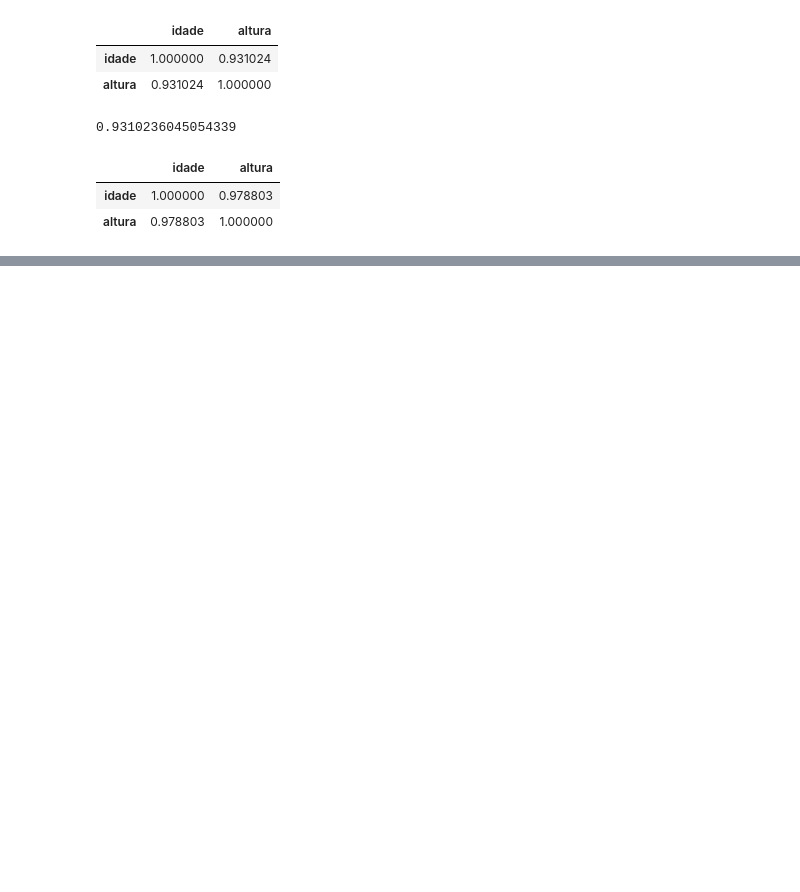
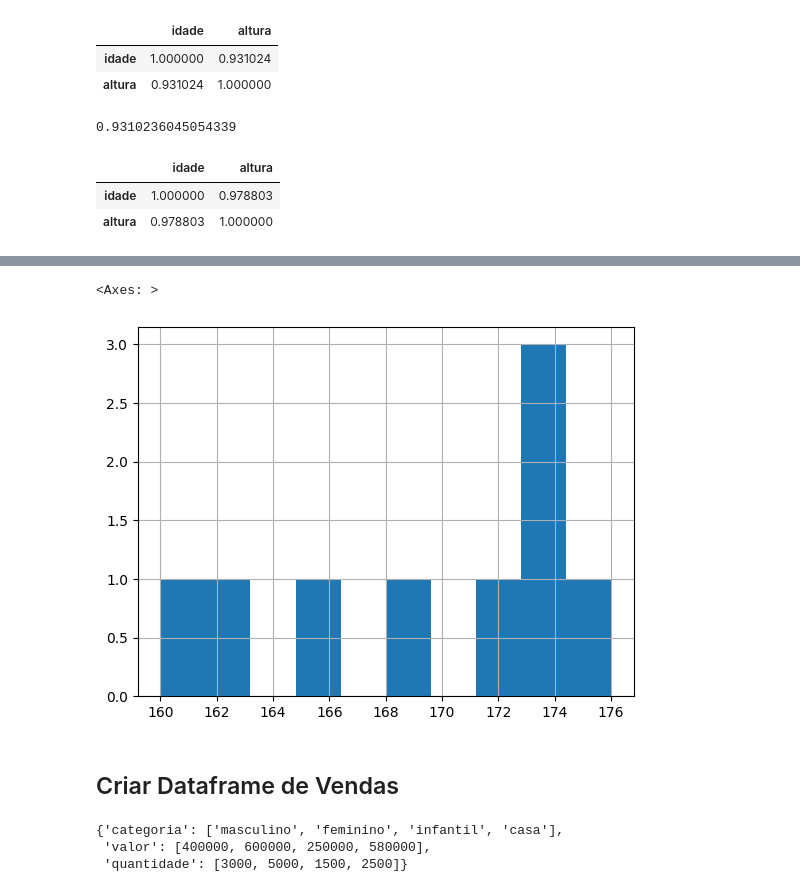
Before and after one commit to leuzindev/fundamentals-of-statistics, a Jupyter notebook: statistics-dev.ipynb, the cells around one changed output, grey strips where cells are left out. Drawn from its saved outputs; the diff is of its cells as text; code cells hidden in the pictures; blank space fills up the shorter version.

```diff
--- a/statistics-dev.ipynb
+++ b/statistics-dev.ipynb
@@ -147,0 +157,9 @@ df_measure.corr(method='spearman')
+# %%
+## Histograma - Altura
+
+df_measure.altura.hist()
+# %% [output]
+<Axes: >
+[figure, added]
+# %% [markdown]
+ ## Criar Dataframe de Vendas
@@ -147,0 +178,6 @@ df_measure.corr(method='spearman')
+# %%
+dict_vendas
+# %% [output]
+{'categoria': ['masculino', 'feminino', 'infantil', 'casa'],
+ 'valor': [400000, 600000, 250000, 580000],
+ 'quantidade': [3000, 5000, 1500, 2500]}
```
Also changed, not shown: parts of 12 cells of this notebook.
